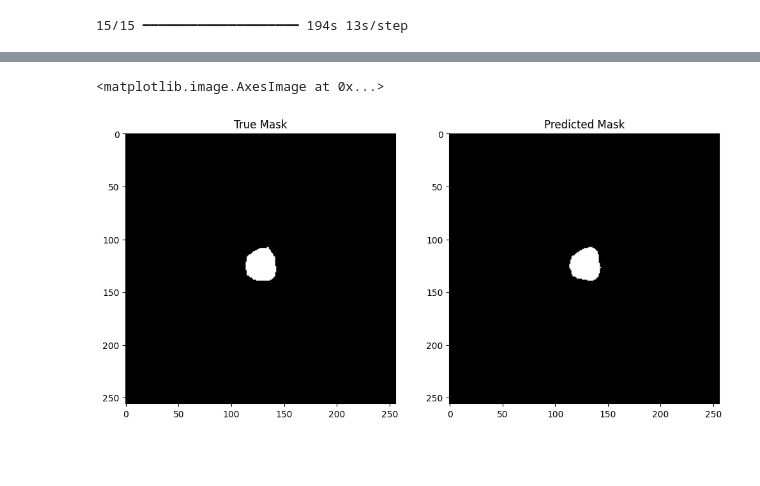
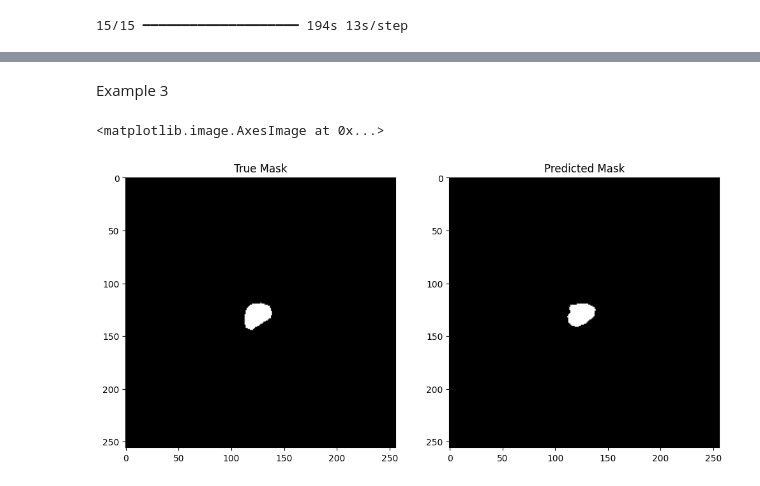
Before and after one commit to patrikpusztai10/BrainTumorSegmentation, a Jupyter notebook: TumorSegmentationWithMedicAI.ipynb, the cells around one changed output, grey strips where cells are left out. Drawn from its saved outputs; the diff is of its cells as text; code cells hidden in the pictures; blank space fills up the shorter version.

```diff
--- a/TumorSegmentationWithMedicAI.ipynb
+++ b/TumorSegmentationWithMedicAI.ipynb
@@ -101,14 +134,17 @@ plt.imshow(mask_pred, cmap='gray')
+# %% [markdown]
+Example 3
 # %%
 import matplotlib.pyplot as plt
-mask_true= y_test[61].squeeze()
-mask_pred= (y_pred[61].squeeze() > 0.5).astype('float32')
+mask_true= y_test[354].squeeze()
+ct_slice= X_test[354]
+mask_pred= (y_pred[354].squeeze() > 0.5).astype('float32')
 plt.figure(figsize=(12, 6))
 plt.subplot(1, 2, 1)
 plt.title('True Mask')
 plt.imshow(mask_true, cmap='gray')
 plt.subplot(1, 2, 2)
 plt.title('Predicted Mask')
 plt.imshow(mask_pred, cmap='gray')
 # %% [output]
 <matplotlib.image.AxesImage at 0x...>
-[figure, old version]
+[figure, new version]
```
Also changed, not shown: parts of 13 cells of this notebook, 1 other file.
